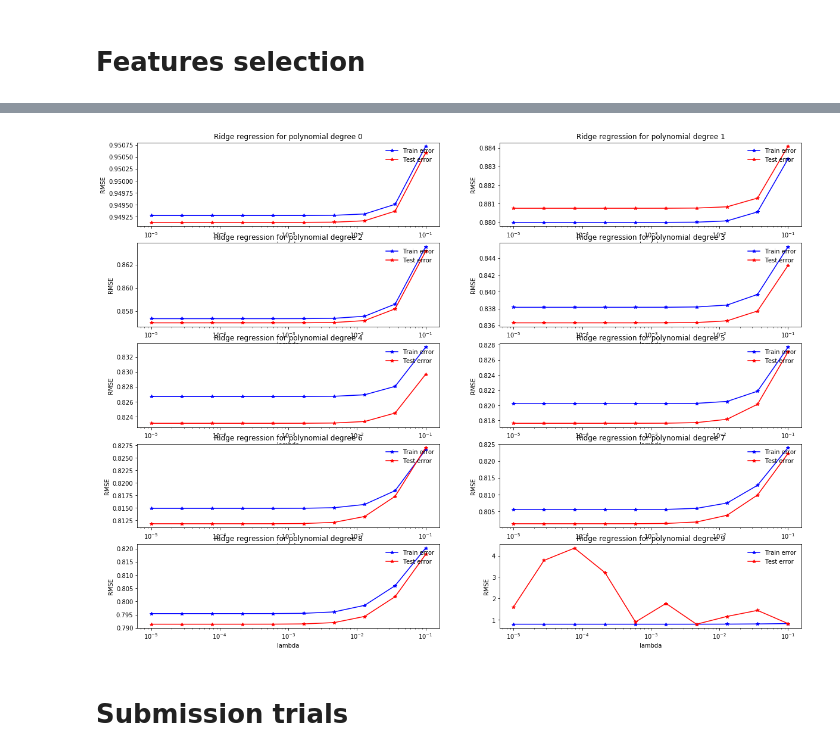
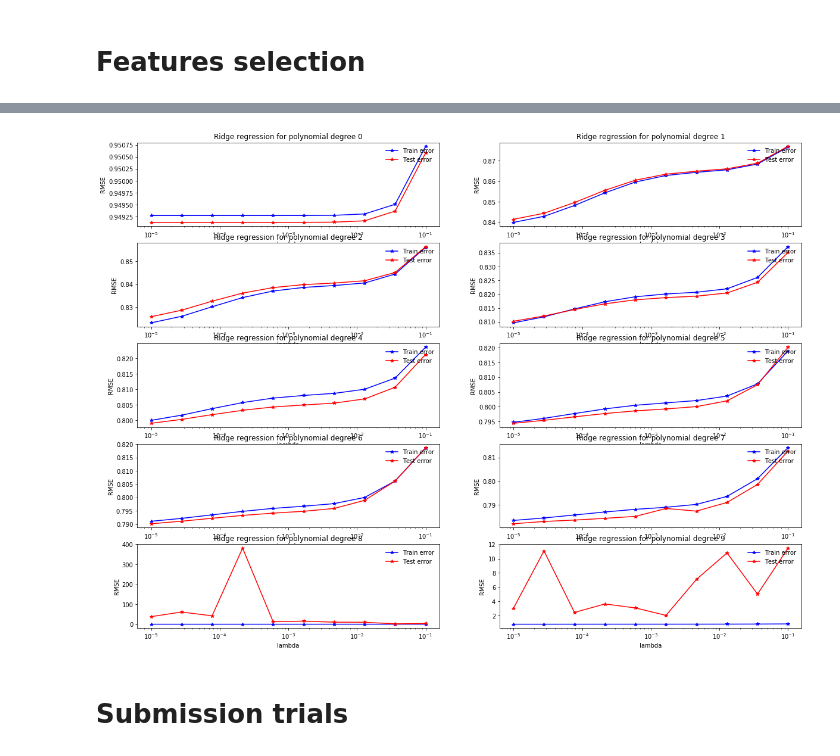
Before and after one commit to huguesvinzant/MachineLearning, a Jupyter notebook: project1/scripts/Data_exploration.ipynb, the cells around one changed output, grey strips where cells are left out. Saved outputs shown, nothing was run; the diff lists cells and outputs as text; code cells hidden in the pictures.

Commit message:
Standardized + optimization (with Gaia)

```diff
--- a/project1/scripts/Data_exploration.ipynb
+++ b/project1/scripts/Data_exploration.ipynb
@@ -155,39 +102,0 @@ Applying PCA on training dataset
-# %%
-from additional_functions import *
-
-# 0 1 2 3 4 5 6 7 8 9 10 11 12 13 14 15 16 17 18 19 20 21 22 23 24 25 26 27 28 29
-# 0 1 2 3       4 5 6 7  8     9  10 11 12 13 14 15 16 17 18                   19
-# 0 1   2           3    4     5  6  7     8  9     10 11 12
-
-#kept features = 0,1,3,9,11,13,14,15,17,18,20,21,22
-
-#clean_data_2 = np.delete(clean_data, np.s_[2,4,5,7,12,15,19], axis=1)
-clean_data_2 = np.delete(clean_data, np.s_[4,5,6,7,8,9,10,11,12,13,14,15,16,17,18,19], axis=1)
-std_data = standardize(clean_data_2)
-std_data[:,0][np.isnan(std_data[:,0])] = 0
-
-n_samples, n_features = np.shape(std_data)
-print(np.shape(std_data))
-
-def ridge_regression_demo(std_data,labels,degree,ratio,seed):
-    """ridge regression demo."""
-    # define parameter
-    lambdas = np.logspace(-5, -1, 10)
-    # split data
-    x_tr, x_te, y_tr, y_te = split_data(std_data,labels,ratio, seed)
-    # form tx
-    tx_tr = build_poly(x_tr, degree)
-    tx_te = build_poly(x_te, degree)
-    # ridge regression with different lambda
-    rmse_tr = []
-    rmse_te = []
-    for ind, lambda_ in enumerate(lambdas):
-         # ridge regression
-            weight_tr,loss_tr = ridge_regression(y_tr, tx_tr, lambda_)
-            weight_te,loss_te = ridge_regression(y_te, tx_te, lambda_)
-            rmse_tr.append(np.sqrt(2 * loss_tr))
-            rmse_te.append(np.sqrt(2 * loss_te))
-
-            #print("proportion={p}, degree={d}, lambda={l:.3f}, Training RMSE={tr:.3f}, Testing RMSE={te:.3f}".format(
-               #p=ratio, d=degree, l=lambda_, tr=rmse_tr[ind], te=rmse_te[ind]))
-    plot_train_test(rmse_tr, rmse_te, lambdas, degree)
@@ -196,15 +117,13 @@ def ridge_regression_demo(std_data,labels,degree,ratio,seed):
 # %%
 seed = 56
 split_ratio = 0.5
 plt.figure(figsize=(20,15))
 
-
-
 for degree in range(10):
     plt.subplot(5,2,degree+1)
-    ridge_regression_demo(std_data,labels,degree, split_ratio, seed)
+    ridge_regression_demo(standardize_tx,labels,degree, split_ratio, seed)
 # %% [output]
-[figure, old version]
+[figure, new version]
 # %% [markdown]
 Submission trials
 ===
```
Also changed, not shown: parts of 10 cells of this notebook, 2 other files.
